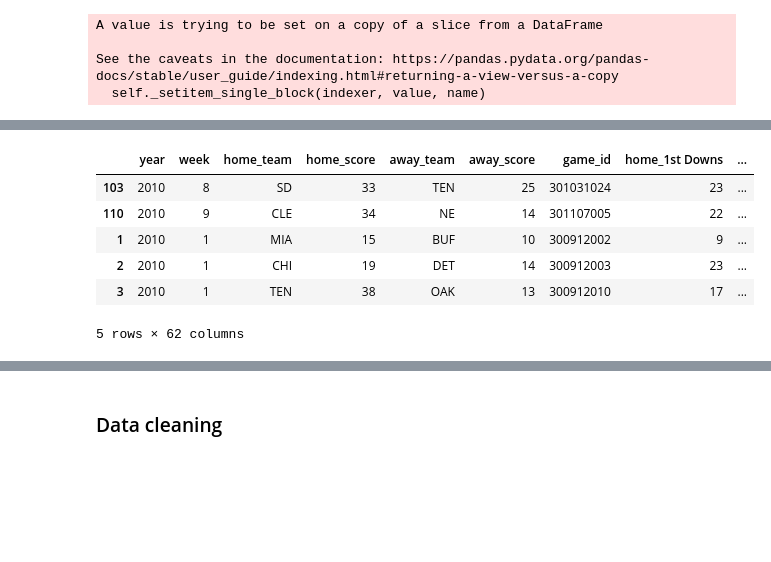
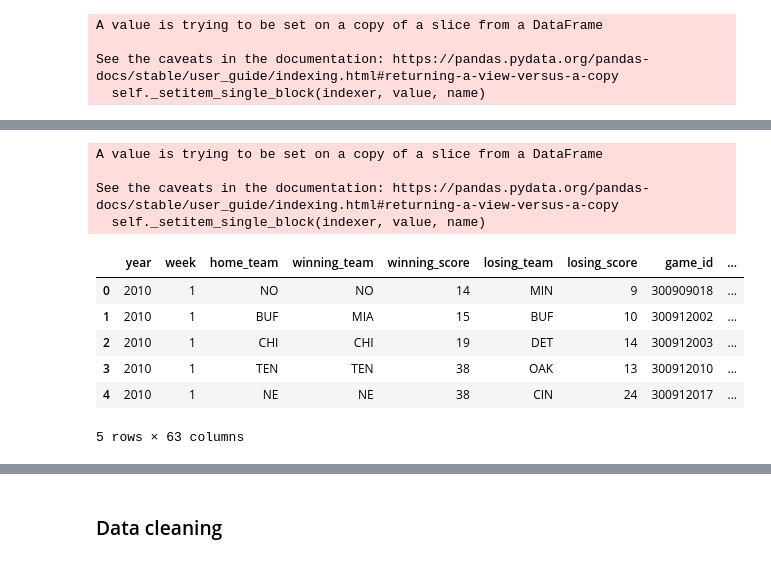
Before and after one commit to jeffreymayolo/nfl_modern, a Jupyter notebook: combining_files.ipynb, the cells around one changed output, grey strips where cells are left out. Cells and saved outputs as stored; diff of their text form; code cells hidden in the pictures; blank space fills up the shorter version.

Commit message:
Editing scraper to fix issue with winning/losing teams, rerunning the cleaning file and uploading the new clean dataset

```diff
--- a/combining_files.ipynb
+++ b/combining_files.ipynb
@@ -132,0 +165,6 @@ spreads_filtered.head()
+# %%
+for i in range(nfl.shape[0]):
+    nfl['home_team'].iloc[i] = city_team_dict[nfl['home_team'].iloc[i]]
+    win_lose_teams = [nfl['winning_team'].iloc[i], nfl['losing_team'].iloc[i]]
+    if nfl['home_team'].iloc[i] not in win_lose_teams:
+        nfl['home_team'].iloc[i] = 'NYJ'
@@ -133,7 +196,7 @@ spreads_filtered.head()
 # %%
 # Add column to match based off week, home team and away team
 spreads_filtered['match'] = None
-spreads_filtered['match'] = spreads_filtered['schedule_week'] + spreads_filtered['team_home'] + spreads_filtered['team_away']
+spreads_filtered['match'] = spreads_filtered['schedule_week'] + spreads_filtered['team_home'] + spreads_filtered['schedule_season'].astype(str)
 spreads_filtered.head()
 # %% [output]
 |  | schedule_date | schedule_season | schedule_week | schedule_playoff | team_home | score_home | score_away | ... |
@@ -142,9 +205,3 @@ spreads_filtered.head()
 | 10010 | 9/12/2010 | 2010 | 1 | False | CHI | 19 | 14 | ... |
 | 10011 | 9/12/2010 | 2010 | 1 | False | HOU | 34 | 24 | ... |
 | 10012 | 9/12/2010 | 2010 | 1 | False | JAX | 24 | 17 | ... |
-# %%
-# Add same matching column to nfl data
-nfl['match'] = None
-for k in range(nfl.shape[0]):
-    nfl['match'].iloc[k] = str(nfl['week'].iloc[k]).replace(" ", "") + str(nfl['home_team'].iloc[k]).replace(" ", "") + str(nfl['away_team'].iloc[k]).replace(" ", "")
-nfl.head()
@@ -162,0 +212,4 @@ See the caveats in the documentation: https://pandas.pydata.org/pandas-docs/stab
+# %%
+nfl['match'] = None
+nfl['match'] = nfl['week'].astype(str) + nfl['home_team'].astype(str) + nfl['year'].astype(str)
+nfl.head()
@@ -192,19 +247,23 @@ nfl_test.head()
 # %%
 # Fill in values in the full data frame so there is only one column for lines
 for t in range(nfl_test.shape[0]):
-    if math.isnan(nfl_test['favorite'].iloc[t]):
+    if type(nfl_test['favorite'].iloc[t]) != str:
         nfl_test['favorite'].iloc[t] = nfl_test['team_favorite_id'].iloc[t]
         nfl_test['line'].iloc[t] = nfl_test['spread_favorite'].iloc[t]
         nfl_test['over/under'].iloc[t] = nfl_test['over_under_line'].iloc[t]
 nfl_test.head()
 # %% [output]
+A value is trying to be set on a copy of a slice from a DataFrame
+
+See the caveats in the documentation: https://pandas.pydata.org/pandas-docs/stable/user_guide/indexing.html#returning-a-view-versus-a-copy
+  self._setitem_single_block(indexer, value, name)
-|  | year | week | home_team | home_score | away_team | away_score | game_id | home_1st Downs | ... |
-| 103 | 2010 | 8 | SD | 33 | TEN | 25 | 301031024 | 23 | ... |
-| 110 | 2010 | 9 | CLE | 34 | NE | 14 | 301107005 | 22 | ... |
-| 1 | 2010 | 1 | MIA | 15 | BUF | 10 | 300912002 | 9 | ... |
-| 2 | 2010 | 1 | CHI | 19 | DET | 14 | 300912003 | 23 | ... |
-| 3 | 2010 | 1 | TEN | 38 | OAK | 13 | 300912010 | 17 | ... |
+|  | year | week | home_team | winning_team | winning_score | losing_team | losing_score | game_id | ... |
+| 0 | 2010 | 1 | NO | NO | 14 | MIN | 9 | 300909018 | ... |
+| 1 | 2010 | 1 | BUF | MIA | 15 | BUF | 10 | 300912002 | ... |
+| 2 | 2010 | 1 | CHI | CHI | 19 | DET | 14 | 300912003 | ... |
+| 3 | 2010 | 1 | TEN | TEN | 38 | OAK | 13 | 300912010 | ... |
+| 4 | 2010 | 1 | NE | NE | 38 | CIN | 24 | 300912017 | ... |
-5 rows × 62 columns
+5 rows × 63 columns
 # %%
 # Drop unecessary columns
 nfl_test = nfl_test.drop(['match', 'team_favorite_id', 'spread_favorite', 'over_under_line'], axis = 1)
```
Also changed, not shown: parts of 36 cells of this notebook, 4 other files.
